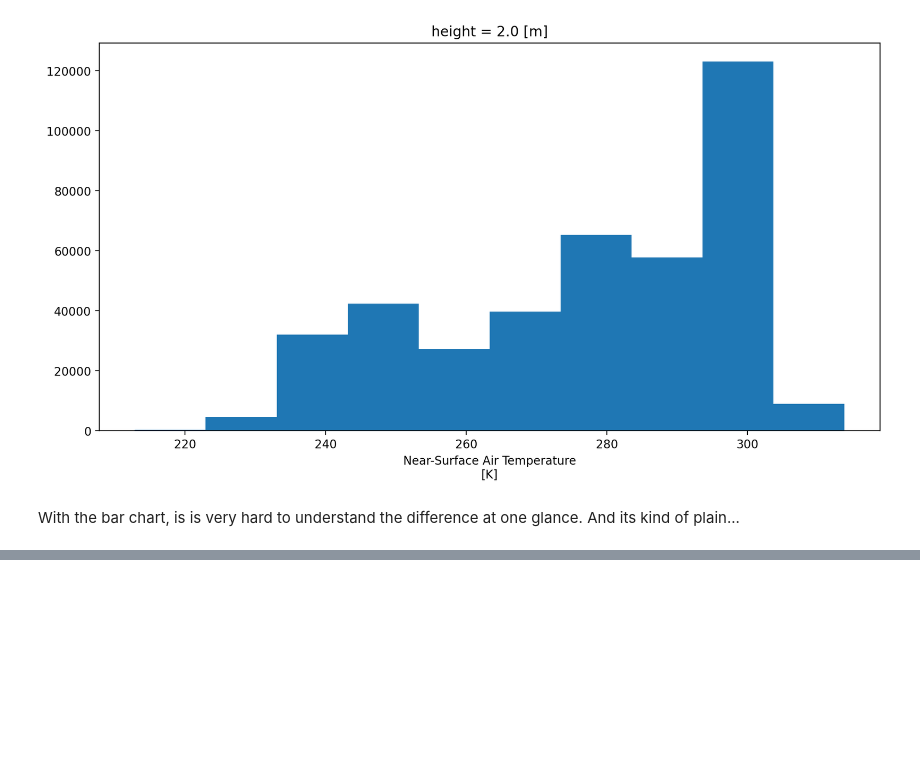
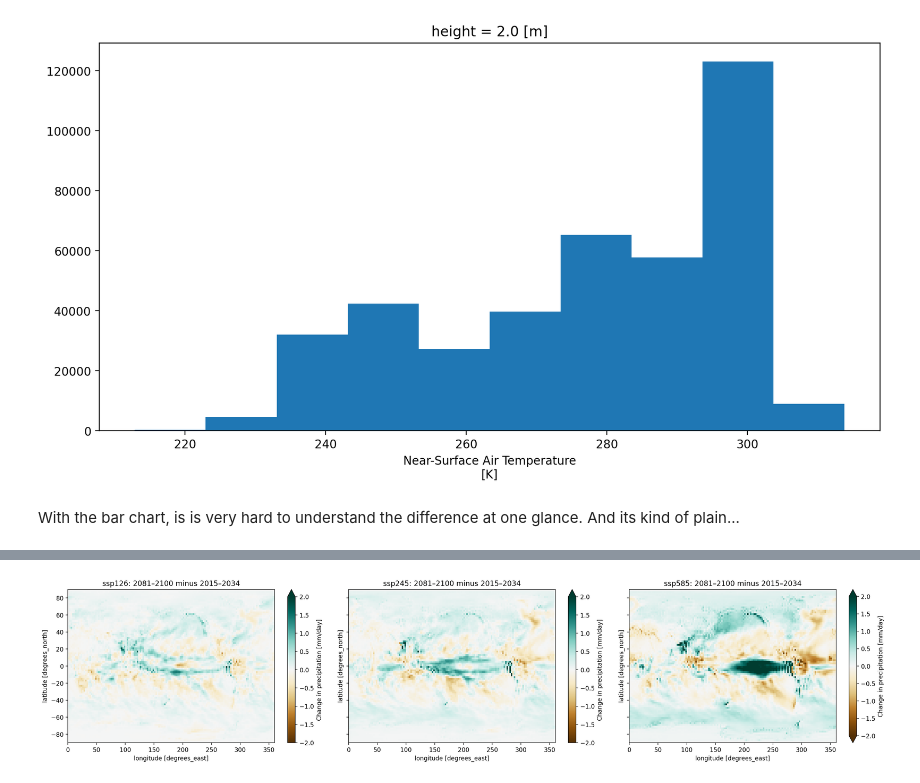
Before and after one commit to DonLe727/DSC-106-Project-3, a Jupyter notebook: CMIP Draft.ipynb, the cells around one changed output, grey strips where cells are left out. Drawn from its saved outputs; the diff is of its cells as text; code cells hidden in the pictures; blank space fills up the shorter version.

```diff
--- a/CMIP Draft.ipynb
+++ b/CMIP Draft.ipynb
@@ -370,0 +438,13 @@ With the bar chart, is is very hard to understand the difference at one glance.
+# %%
+fig, axes = plt.subplots(1, 3, figsize=(20, 4.5), sharey=True)
+for ax, scenario in zip(axes, scenarios):
+    change = pr_late[scenario] - pr_early[scenario]
+    change.plot(
+        ax=ax, cmap='BrBG', vmin=-2, vmax=2,
+        cbar_kwargs={'label': 'Change in precipitation [mm/day]'}
+    )
+    ax.set_title(f'{scenario}: 2081–2100 minus 2015–2034')
+plt.tight_layout()
+plt.show()
+# %% [output]
+[figure, added]
```
Also changed, not shown: parts of 9 cells of this notebook, 3 other files.
